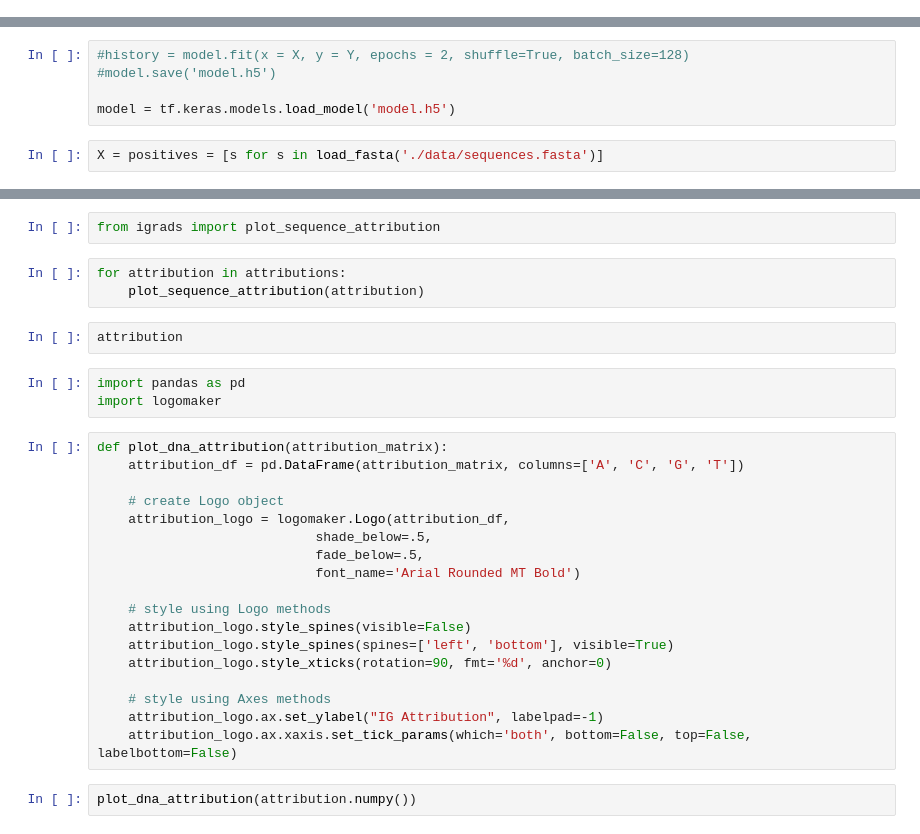
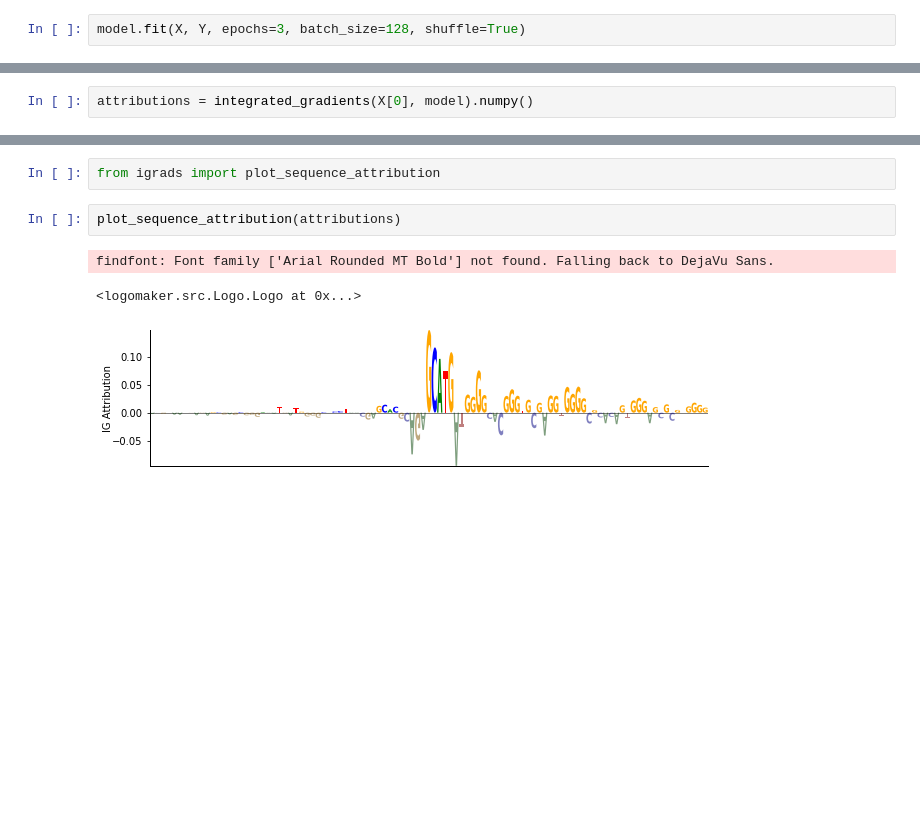
Before and after one commit to mhorlacher/igrads, a Jupyter notebook: example/Example.ipynb, the cells around one changed output, grey strips where cells are left out. Cells and saved outputs as stored; diff of their text form; blank space fills up the shorter version.

```diff
--- a/example/Example.ipynb
+++ b/example/Example.ipynb
@@ -5,0 +72,2 @@ from tensorflow.keras import layers
+# %%
+model.fit(X, Y, epochs=3, batch_size=128, shuffle=True)
@@ -47,7 +86,0 @@ model.summary()
-# %%
-#history = model.fit(x = X, y = Y, epochs = 2, shuffle=True, batch_size=128)
-#model.save('model.h5')
-
-model = tf.keras.models.load_model('model.h5')
-# %%
-X = positives = [s for s in load_fasta('./data/sequences.fasta')]
@@ -61,0 +87,2 @@ for inputs in X[:5]:
+# %%
+attributions = integrated_gradients(X[0], model).numpy()
@@ -62,30 +91,8 @@ for inputs in X[:5]:
 # %%
 from igrads import plot_sequence_attribution
-# %%
-for attribution in attributions:
-    plot_sequence_attribution(attribution)
-# %%
-attribution
-# %%
-import pandas as pd
-import logomaker
-# %%
-def plot_dna_attribution(attribution_matrix):
-    attribution_df = pd.DataFrame(attribution_matrix, columns=['A', 'C', 'G', 'T'])
-
-    # create Logo object
-    attribution_logo = logomaker.Logo(attribution_df,
-                            shade_below=.5,
-                            fade_below=.5,
-                            font_name='Arial Rounded MT Bold')
-
-    # style using Logo methods
-    attribution_logo.style_spines(visible=False)
-    attribution_logo.style_spines(spines=['left', 'bottom'], visible=True)
-    attribution_logo.style_xticks(rotation=90, fmt='%d', anchor=0)
-
-    # style using Axes methods
-    attribution_logo.ax.set_ylabel("IG Attribution", labelpad=-1)
-    attribution_logo.ax.xaxis.set_tick_params(which='both', bottom=False, top=False, labelbottom=False)
-# %%
-plot_dna_attribution(attribution.numpy())
+# %%
+plot_sequence_attribution(attributions)
+# %% [output]
+findfont: Font family ['Arial Rounded MT Bold'] not found. Falling back to DejaVu Sans.
+<logomaker.src.Logo.Logo at 0x...>
+[figure, added]
```
Also changed, not shown: parts of 23 cells of this notebook, 2 other files.
